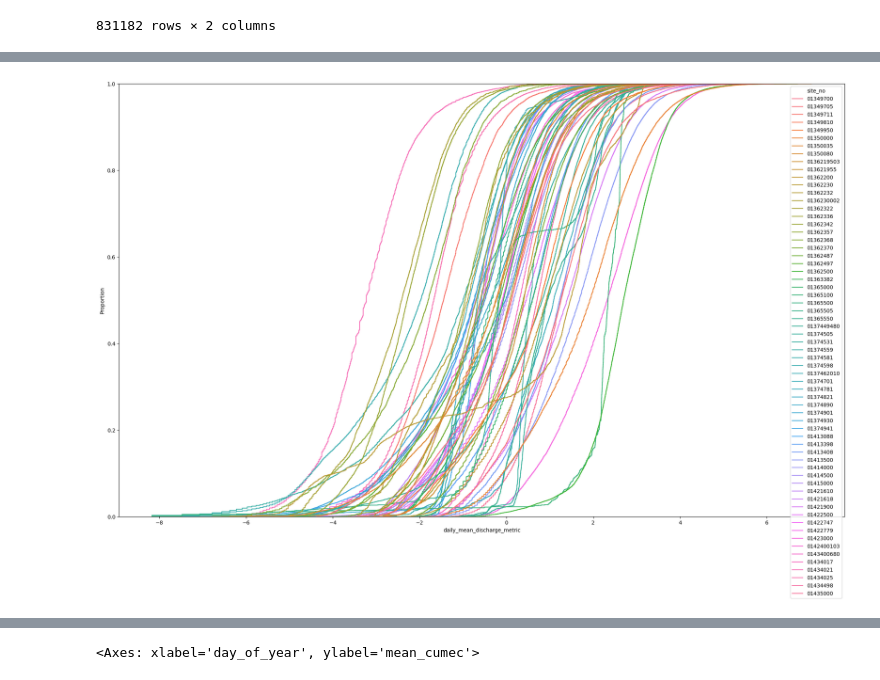
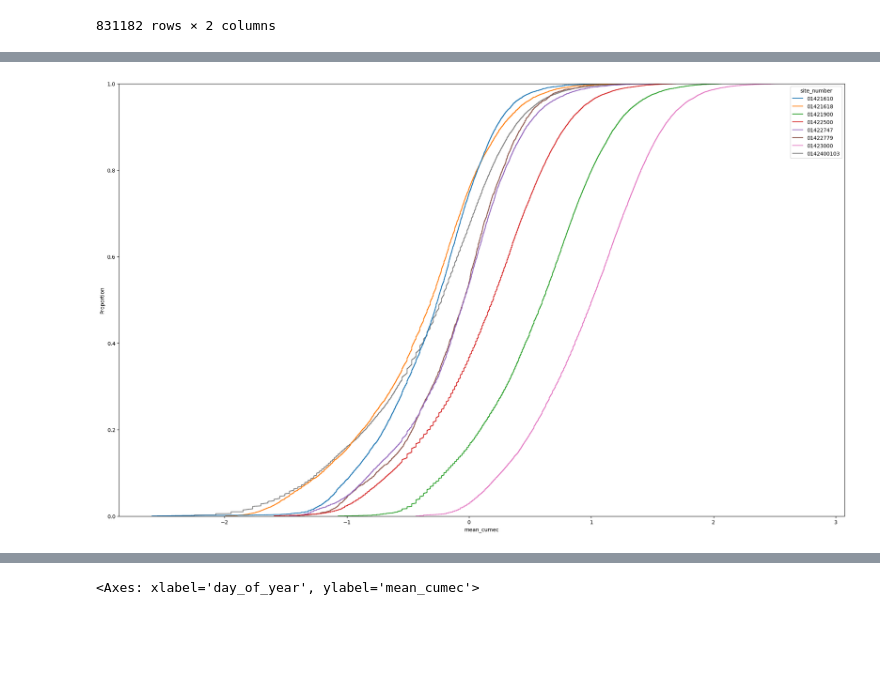
Before and after one commit to kroy/nyc_water_supply_analysis, a Jupyter notebook: code/streamflow.ipynb, the cells around one changed output, grey strips where cells are left out. Cells and saved outputs as stored; diff of their text form; code cells hidden in the pictures; blank space fills up the shorter version.

Commit message:
collect and calculate stats on all streamflows in basin

```diff
--- a/code/streamflow.ipynb
+++ b/code/streamflow.ipynb
@@ -13,8 +13,11 @@ def cumulative_exceedence_pct(val: np.float64, series: pd.Series) -> np.float64:
   m = series > val
   return np.float64(len(series[m])/len(series))
 # %%
+cubic_ft_cumec_const = 0.0283168
+
 # from Prof Allan Frei
 watersheds_shp_fp = os.path.relpath("../datasets/watershed_bounds/basin24/basin24.shp")
+watersheds_impermeability_fp = os.path.relpath("../datasets/out/watersheds_impermeability.geojson")
 stream_gage_fp = os.path.relpath("../datasets/stream_gages/realstx_shp/realstx.shp")
 # %%
 watersheds_gdf = gpd.read_file(watersheds_shp_fp)
@@ -91,9 +220,10 @@ raw_measurements_df.index.to_frame()
 # clean/remove invalid vals
 m = raw_measurements_df["00060_Mean"] >= 0
 stream_gage_measurements = pd.concat([raw_measurements_df[m], raw_measurements_df.index.to_frame()], axis=1).dropna()
+stream_gage_measurements = stream_gage_measurements.rename({"site_no": "site_number"}, axis=1)
 
-# convert to m3/s (aka cumecs)
-stream_gage_measurements["mean_cumec"] = stream_gage_measurements["00060_Mean"] * 0.0283168
+# convert to m3/s (aka)
+stream_gage_measurements["mean_cumec"] = stream_gage_measurements["00060_Mean"] * cubic_ft_cumec_const
 
 # add useful date cols
 # stream_gage_measurements["datetime"] = stream_gage_measurements.index[1]
@@ -101,4 +231,4 @@ stream_gage_measurements["mean_cumec"] = stream_gage_measurements["00060_Mean"]
 stream_gage_measurements["year"] = stream_gage_measurements["datetime"].dt.year
 stream_gage_measurements["month"] = stream_gage_measurements["datetime"].dt.month
 stream_gage_measurements["day_of_year"] = stream_gage_measurements["datetime"].dt.day_of_year
-stream_gage_measurements
+stream_gages_watersheds = pd.merge(left=stream_gage_measurements, right=stream_gages_in_watershed, left_on="site_number", right_on="STAID", how="left")
@@ -120,5 +235,5 @@ stream_gage_measurements
 # %%
-g = sns.ecdfplot(data=stream_gage_measurements, x=np.log(stream_gage_measurements["mean_cumec"]), hue="site_no")
+g = sns.ecdfplot(data=stream_gages_watersheds[stream_gages_watersheds["BASIN"] == "Cannonsville"], x=np.log10(stream_gages_watersheds["mean_cumec"]), hue="site_number")
 g.figure.set_size_inches(25,15)
 # %% [output]
-[figure, old version]
+[figure, new version]
```
Also changed, not shown: parts of 13 cells of this notebook, 2 other files.
